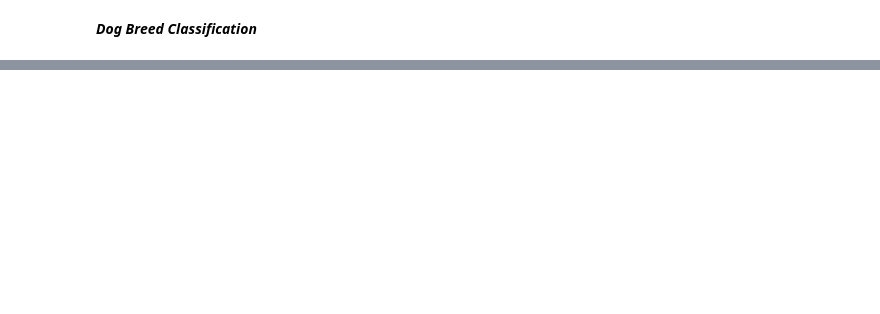
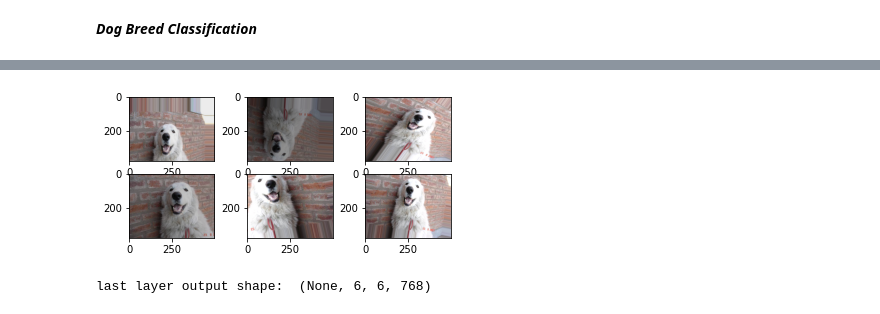
Before and after one commit to mgiorgio23/dog-classification, a Jupyter notebook: main.ipynb, the cells around one changed output, grey strips where cells are left out. Saved outputs shown, nothing was run; the diff lists cells and outputs as text; code cells hidden in the pictures; blank space fills up the shorter version.

Commit message:
Built model and set up architecture

```diff
--- a/main.ipynb
+++ b/main.ipynb
@@ -33,0 +73,7 @@ df
+# %%
+def default_datagen():
+  datagen = ImageDataGenerator(featurewise_center=True,rotation_range=(0-30),width_shift_range=0.2,
+                             height_shift_range=0.2,brightness_range=[0.5,1.5],
+                             shear_range=0.2, zoom_range=0.2,channel_shift_range=0.2,
+                             horizontal_flip=True, vertical_flip=True,fill_mode='nearest')
+  return datagen
@@ -33,0 +90,15 @@ df
+# %%
+datagen = default_datagen()
+it = datagen.flow(data, batch_size=2)
+# plot_augmentation(datagen, data)
+for i in range(6):
+	# define subplot
+	plt.subplot(330 + 1 + i)
+	# generate batch of images
+	batch = next(it)
+	# convert to unsigned integers for viewing
+	image = batch[0].astype('uint8')
+	# plot raw pixel data
+	plt.imshow(image)
+# %% [output]
+[figure, added]
@@ -33,0 +116,10 @@ df
+# %%
+for layer in pre_trained_model.layers:
+  layer.trainable = False
+
+last_layer = pre_trained_model.get_layer('mixed7')
+# Access the output shape from the output tensor of the layer
+print('last layer output shape: ', last_layer.output.shape)
+last_output = last_layer.output
+# %% [output]
+last layer output shape:  (None, 6, 6, 768)
```
Also changed, not shown: parts of 10 cells of this notebook.
